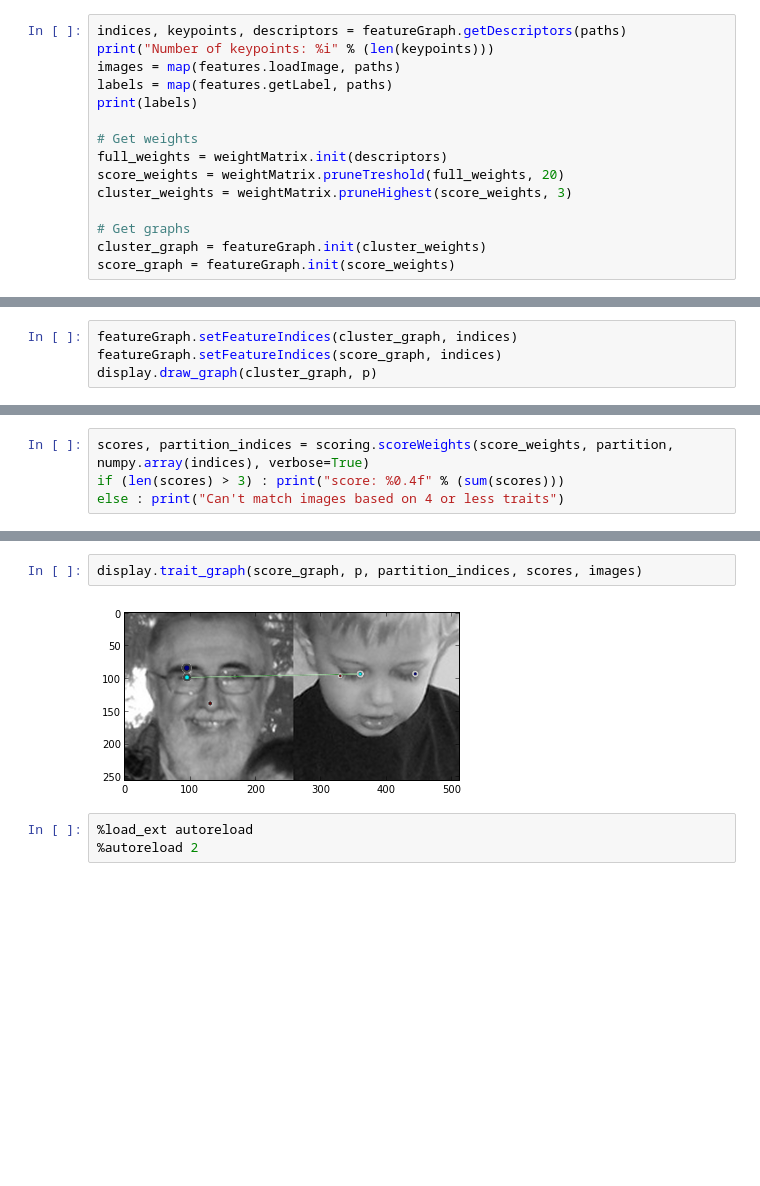
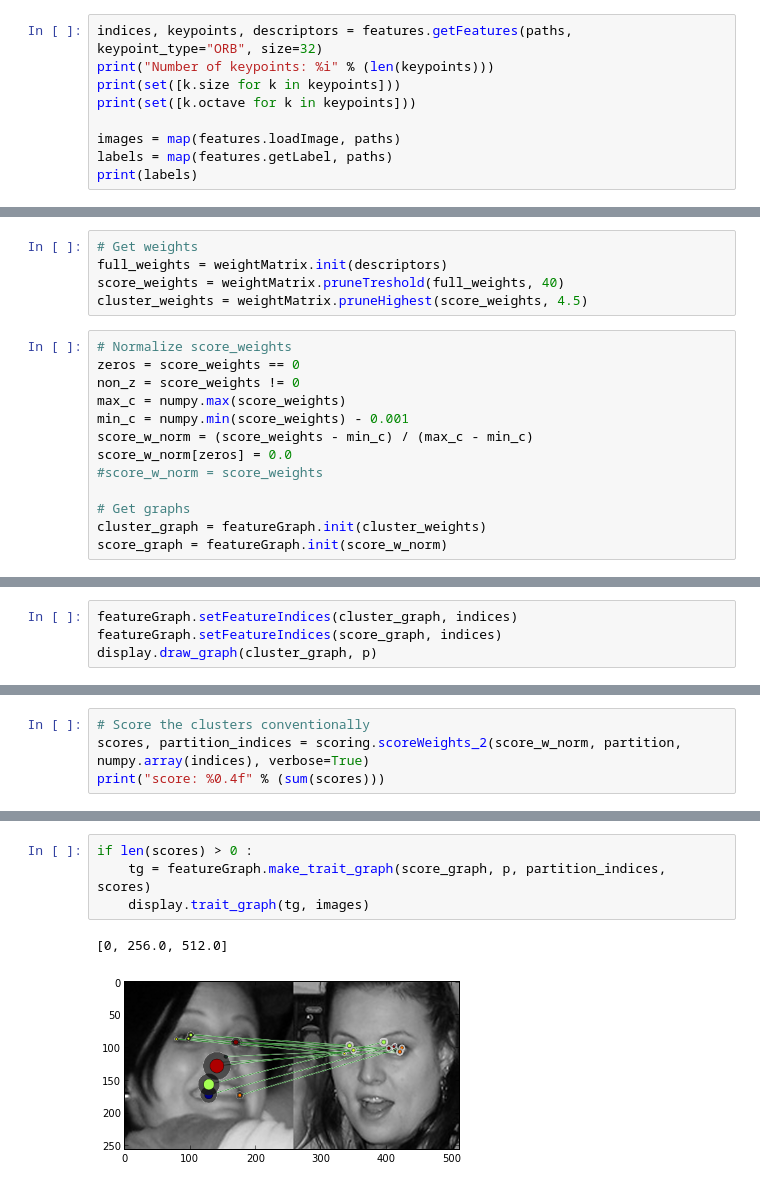
Before and after one commit to arnfred/Mirror-Match, a Jupyter notebook: code/cluster-match/Louvain.ipynb, the cells around one changed output, grey strips where cells are left out. Saved outputs shown, nothing was run; the diff lists cells and outputs as text; blank space fills up the shorter version.

```diff
--- a/code/cluster-match/Louvain.ipynb
+++ b/code/cluster-match/Louvain.ipynb
@@ -45,16 +63,10 @@ print(paths)
 # %%
-indices, keypoints, descriptors = featureGraph.getDescriptors(paths)
+indices, keypoints, descriptors = features.getFeatures(paths, keypoint_type="ORB", size=32)
 print("Number of keypoints: %i" % (len(keypoints)))
+print(set([k.size for k in keypoints]))
+print(set([k.octave for k in keypoints]))
+
 images = map(features.loadImage, paths)
 labels = map(features.getLabel, paths)
 print(labels)
-
-# Get weights
-full_weights = weightMatrix.init(descriptors)
-score_weights = weightMatrix.pruneTreshold(full_weights, 20)
-cluster_weights = weightMatrix.pruneHighest(score_weights, 3)
-
-# Get graphs
-cluster_graph = featureGraph.init(cluster_weights)
-score_graph = featureGraph.init(score_weights)
 # %% [output]
@@ -63,3 +83,21 @@ Number of keypoints: 197
+# %%
+# Get weights
+full_weights = weightMatrix.init(descriptors)
+score_weights = weightMatrix.pruneTreshold(full_weights, 40)
+cluster_weights = weightMatrix.pruneHighest(score_weights, 4.5)
+# %%
+# Normalize score_weights
+zeros = score_weights == 0
+non_z = score_weights != 0
+max_c = numpy.max(score_weights)
+min_c = numpy.min(score_weights) - 0.001
+score_w_norm = (score_weights - min_c) / (max_c - min_c)
+score_w_norm[zeros] = 0.0
+#score_w_norm = score_weights
+
+# Get graphs
+cluster_graph = featureGraph.init(cluster_weights)
+score_graph = featureGraph.init(score_w_norm)
 # %%
 import louvain
 
@@ -87,5 +127,5 @@ display.graph_on_images(one_cluster, images, p)
 # %%
-scores, partition_indices = scoring.scoreWeights(score_weights, partition, numpy.array(indices), verbose=True)
-if (len(scores) > 3) : print("score: %0.4f" % (sum(scores)))
-else : print("Can't match images based on 4 or less traits")
+# Score the clusters conventionally
+scores, partition_indices = scoring.scoreWeights_2(score_w_norm, partition, numpy.array(indices), verbose=True)
+print("score: %0.4f" % (sum(scores)))
 # %% [output]
@@ -96,7 +176,7 @@ Can't match images based on 4 or less traits
 # %%
-display.trait_graph(score_graph, p, partition_indices, scores, images)
+if len(scores) > 0 :
+    tg = featureGraph.make_trait_graph(score_graph, p, partition_indices, scores)
+    display.trait_graph(tg, images)
 # %% [output]
+[0, 256.0, 512.0]
-[figure, old version]
+[figure, new version]
-# %%
-%load_ext autoreload
-%autoreload 2
```
Also changed, not shown: parts of 9 cells of this notebook, 35 other files.
